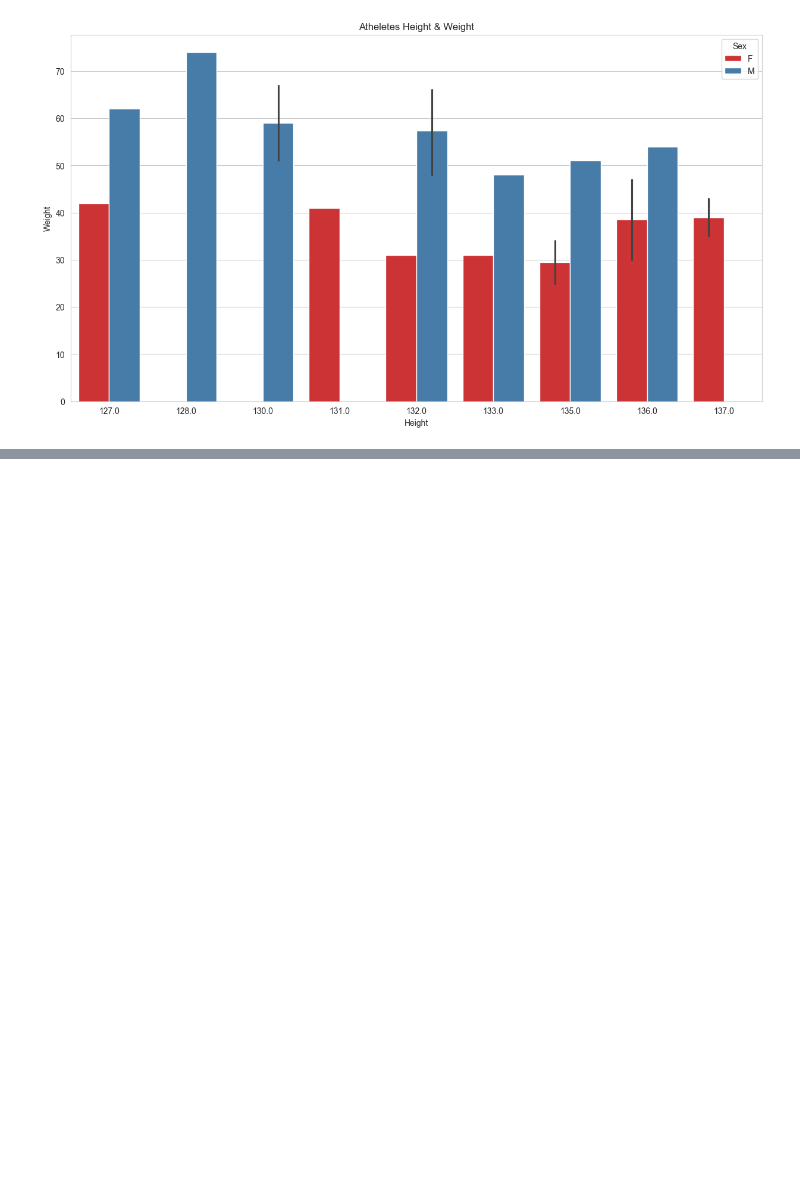
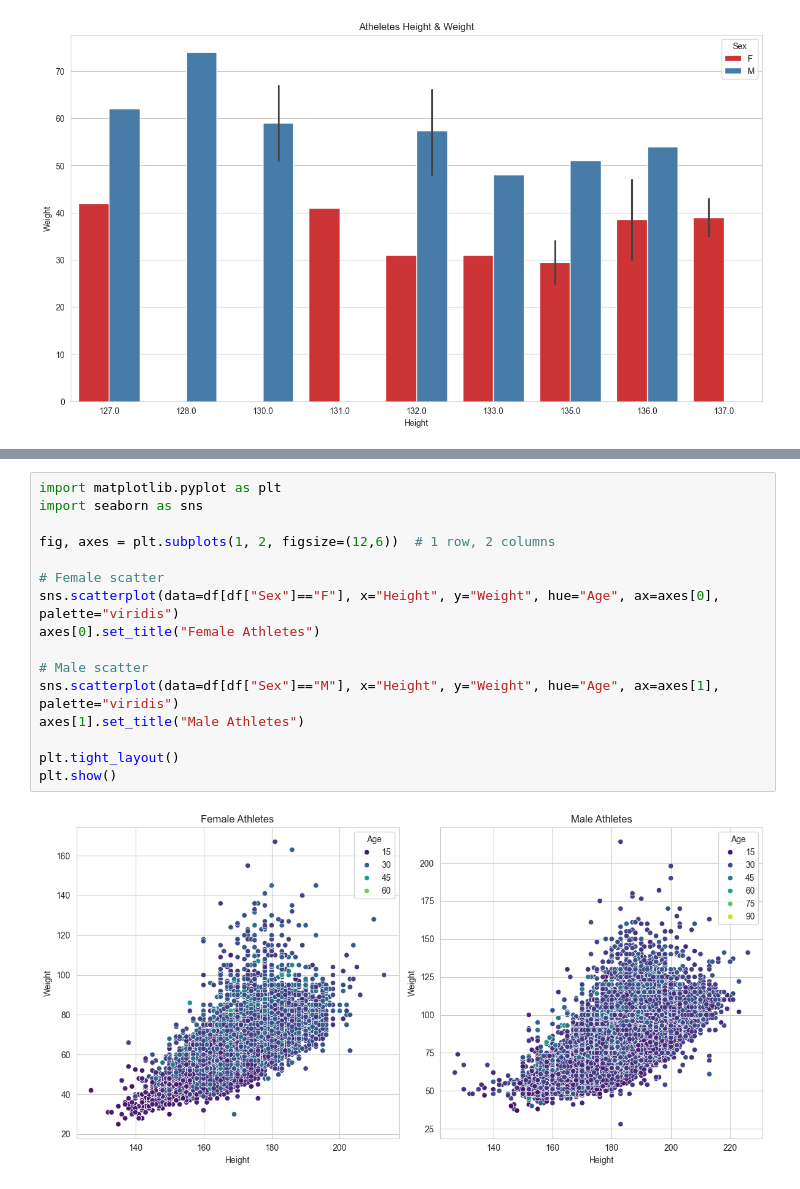
Before and after one commit to Dani-8/120Years-Of-Olympics-Data-Analysis, a Jupyter notebook: 120 Years Of Olympic.ipynb, the cells around one changed output, grey strips where cells are left out. Cells and saved outputs as stored; diff of their text form; blank space fills up the shorter version.

```diff
--- a/120 Years Of Olympic.ipynb
+++ b/120 Years Of Olympic.ipynb
@@ -161,0 +188,18 @@ plt.show()
+# %%
+import matplotlib.pyplot as plt
+import seaborn as sns
+
+fig, axes = plt.subplots(1, 2, figsize=(12,6))  # 1 row, 2 columns
+
+# Female scatter
+sns.scatterplot(data=df[df["Sex"]=="F"], x="Height", y="Weight", hue="Age", ax=axes[0], palette="viridis")
+axes[0].set_title("Female Athletes")
+
+# Male scatter
+sns.scatterplot(data=df[df["Sex"]=="M"], x="Height", y="Weight", hue="Age", ax=axes[1], palette="viridis")
+axes[1].set_title("Male Athletes")
+
+plt.tight_layout()
+plt.show()
+# %% [output]
+[figure, added]
```
Also changed, not shown: parts of 6 cells of this notebook.
